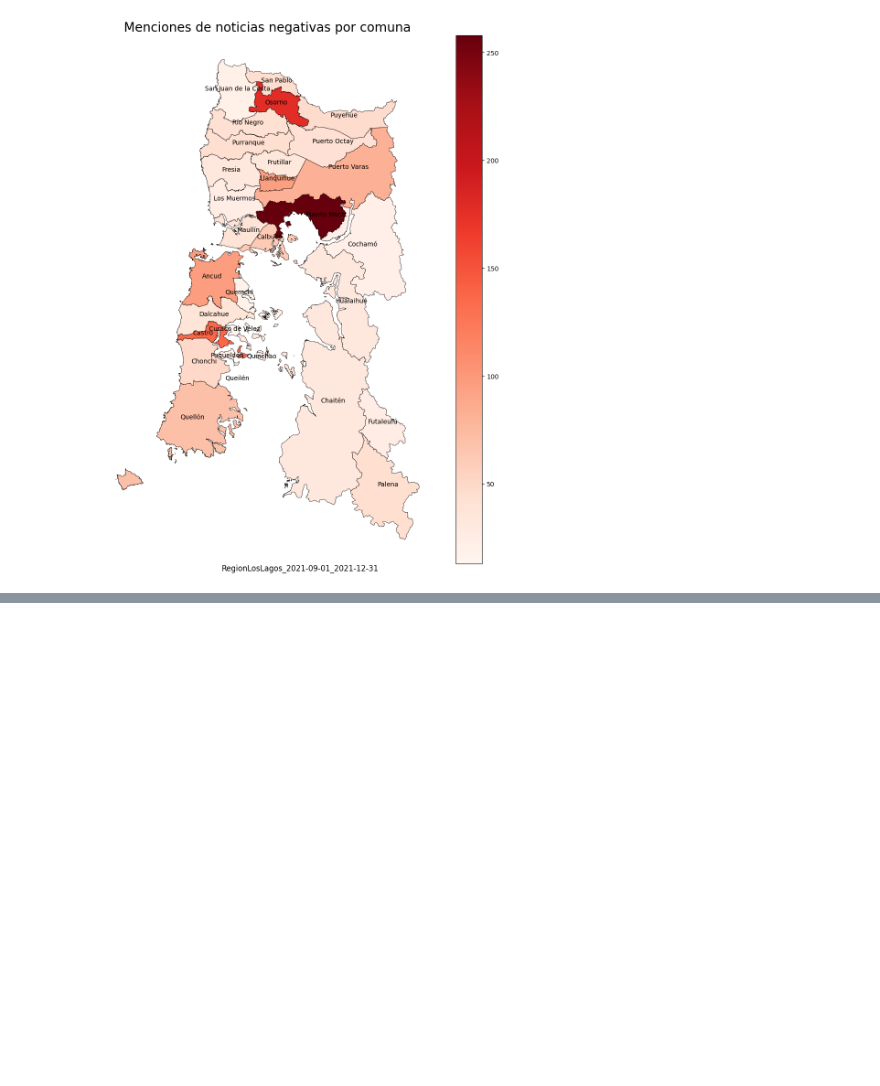
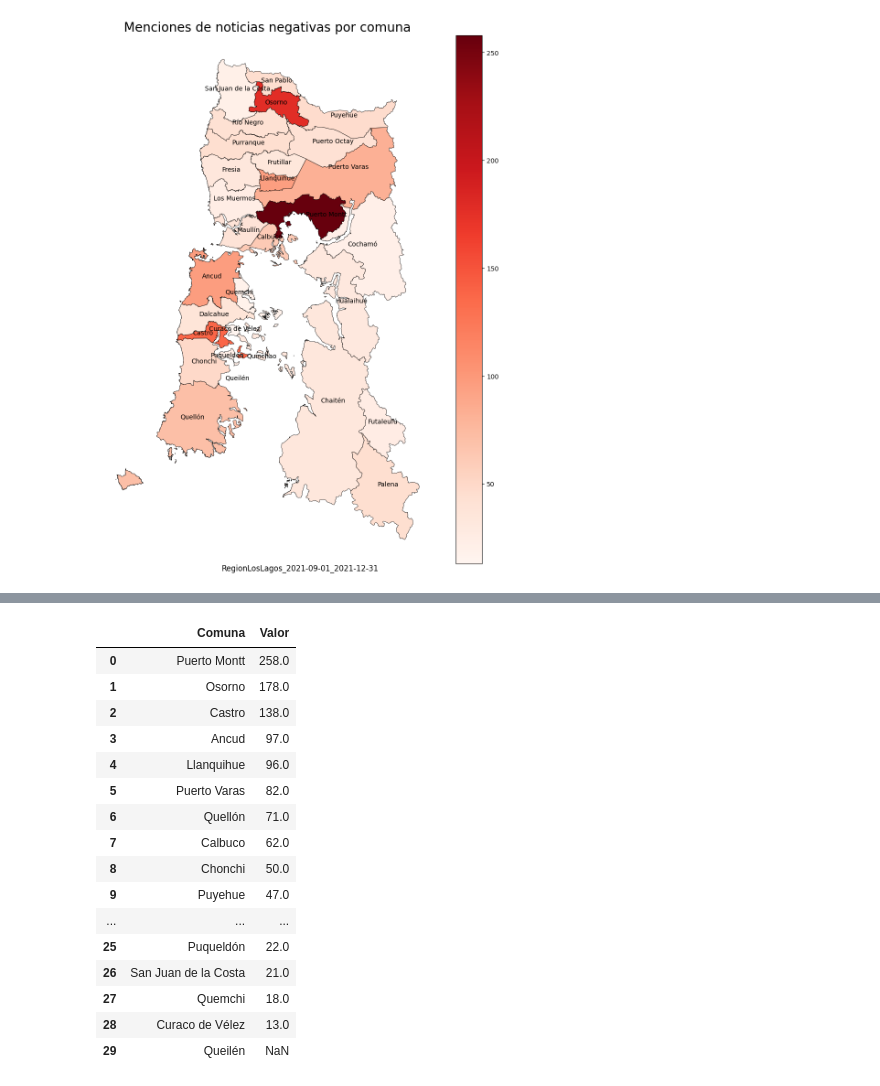
Before and after one commit to FederalTN/INFO279-PROYECTO-TAL, a Jupyter notebook: TAREA_P3_CONSULTAS.ipynb, the cells around one changed output, grey strips where cells are left out. Saved outputs shown, nothing was run; the diff lists cells and outputs as text; code cells hidden in the pictures; blank space fills up the shorter version.

```diff
--- a/TAREA_P3_CONSULTAS.ipynb
+++ b/TAREA_P3_CONSULTAS.ipynb
@@ -147,0 +220,22 @@ crear_mapa(dataset_NEG,territory,'Reds', "Menciones de noticias negativas por co
+# %%
+#Ranking de comunas por noticias negativas
+query="SELECT sum(Ancud), sum(Calbuco), sum(Castro), sum(Chaitén), sum(Chonchi), sum(Cochamó), sum(Curaco_de_Vélez), sum(Dalcahue), sum(Fresia), sum(Frutillar), sum(Futaleufú), sum(Hualaihué), sum(Llanquihue), sum(Los_Muermos), sum(Maullín), sum(Osorno), sum(Palena), sum(Puerto_Montt), sum(Puerto_Octay), sum(Puerto_Varas), sum(Puqueldón), sum(Purranque), sum(Puyehue), sum(Queilén), sum(Quellón), sum(Quemchi), sum(Quinchao), sum(Río_Negro), sum(San_Juan_de_la_Costa), sum(San_Pablo) FROM dataset WHERE title_label = 'NEG'"
+crear_sum_ranking(dataset, query)
+# %% [output]
+|  | Comuna | Valor |
+| 0 | Puerto Montt | 258.0 |
+| 1 | Osorno | 178.0 |
+| 2 | Castro | 138.0 |
+| 3 | Ancud | 97.0 |
+| 4 | Llanquihue | 96.0 |
+| 5 | Puerto Varas | 82.0 |
+| 6 | Quellón | 71.0 |
+| 7 | Calbuco | 62.0 |
+| 8 | Chonchi | 50.0 |
+| 9 | Puyehue | 47.0 |
+| ... | ... | ... |
+| 25 | Puqueldón | 22.0 |
+| 26 | San Juan de la Costa | 21.0 |
+| 27 | Quemchi | 18.0 |
+| 28 | Curaco de Vélez | 13.0 |
+| 29 | Queilén | NaN |
```
Also changed, not shown: parts of 7 cells of this notebook.
